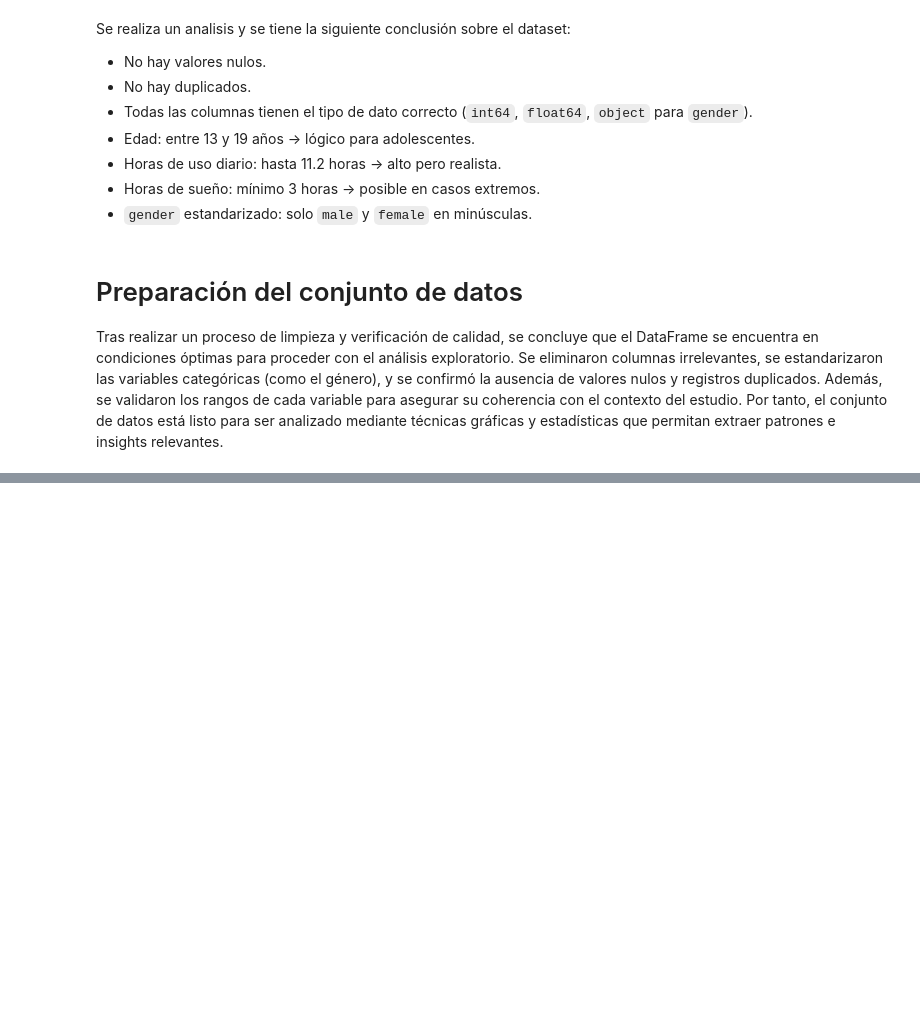
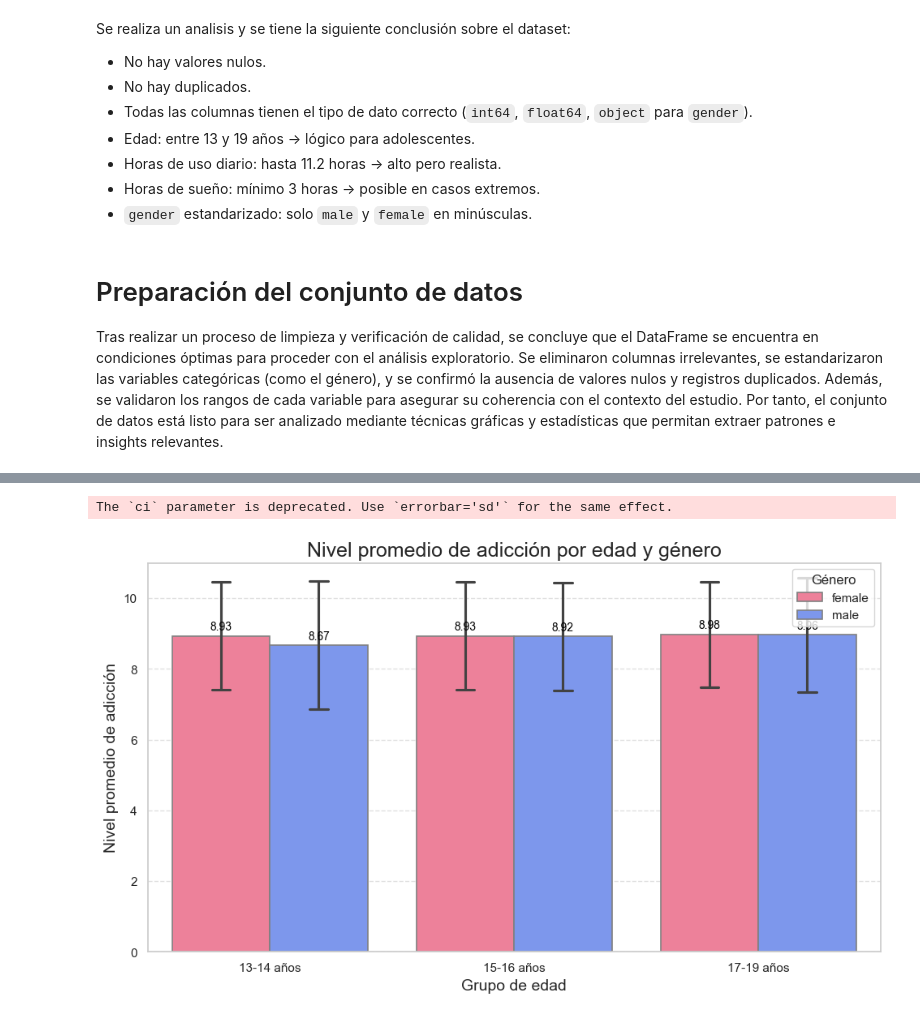
Before and after one commit to Alejomaya1103/Ejercicio-practico-semana-3---Grupo-7, a Jupyter notebook: Ejercicio_practico.ipynb, the cells around one changed output, grey strips where cells are left out. Cells and saved outputs as stored; diff of their text form; code cells hidden in the pictures; blank space fills up the shorter version.

```diff
--- a/Ejercicio_practico.ipynb
+++ b/Ejercicio_practico.ipynb
@@ -172,0 +236,49 @@ Tras realizar un proceso de limpieza y verificación de calidad, se concluye que
+# %%
+# Nivel promedio de adicción por edad y género
+# Agrupar edades en rangos
+df['Grupo de edad'] = pd.cut(
+    df['age'],
+    bins=[12, 14, 16, 19],
+    labels=['13-14 años', '15-16 años', '17-19 años']
+)
+
+# Estilo visual
+sns.set(style='whitegrid', font_scale=1.2, rc={'axes.titlesize': 18, 'axes.labelsize': 14})
+
+# Crear el gráfico
+plt.figure(figsize=(10, 6))
+barplot = sns.barplot(
+    data=df,
+    x='Grupo de edad',
+    y='addiction_level',
+    hue='gender',
+    palette={'female': '#FF6F91', 'male': '#6A8DFF'},
+    ci='sd',
+    capsize=0.15,
+    edgecolor='gray',
+    linewidth=1.2
+)
+
+# Agregar etiquetas sobre las barras con los promedios
+for container in barplot.containers:
+    barplot.bar_label(container, fmt='%.2f', padding=3, fontsize=10, color='black')
+
+# Títulos y etiquetas más claras
+plt.title('Nivel promedio de adicción por edad y género')
+plt.xlabel('Grupo de edad')
+plt.ylabel('Nivel promedio de adicción')
+
+# Personalizar leyenda
+plt.legend(title='Género', title_fontsize=12, fontsize=11, loc='upper right', frameon=True)
+
+# Ajustes generales
+plt.xticks(fontsize=11)
+plt.yticks(fontsize=11)
+plt.ylim(0, 11)
+plt.tight_layout()
+plt.grid(axis='y', linestyle='--', alpha=0.6)
+
+plt.show()
+# %% [output]
+The `ci` parameter is deprecated. Use `errorbar='sd'` for the same effect.
+[figure, added]
```
Also changed, not shown: parts of 13 cells of this notebook.
